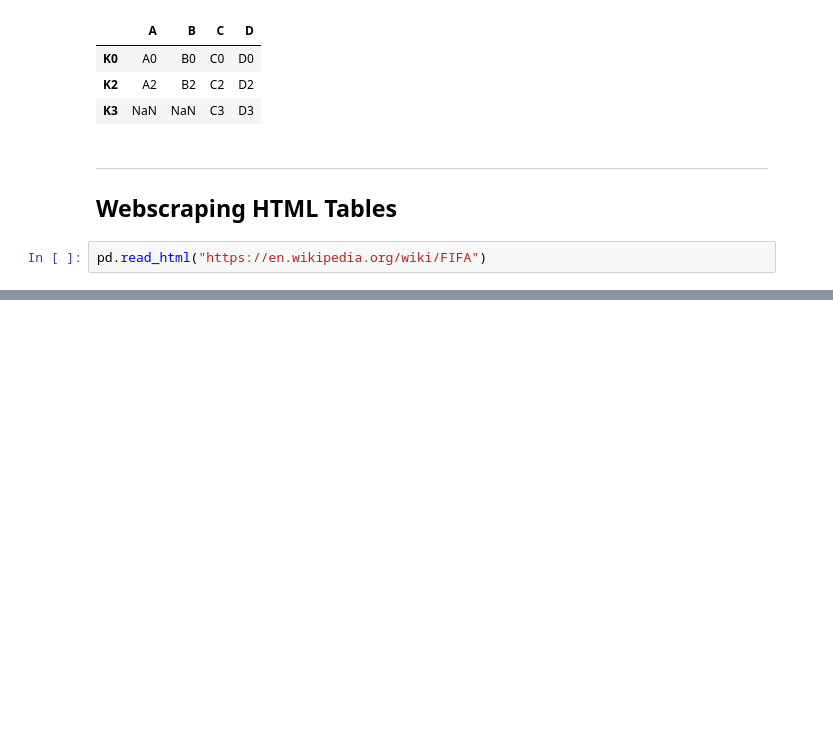
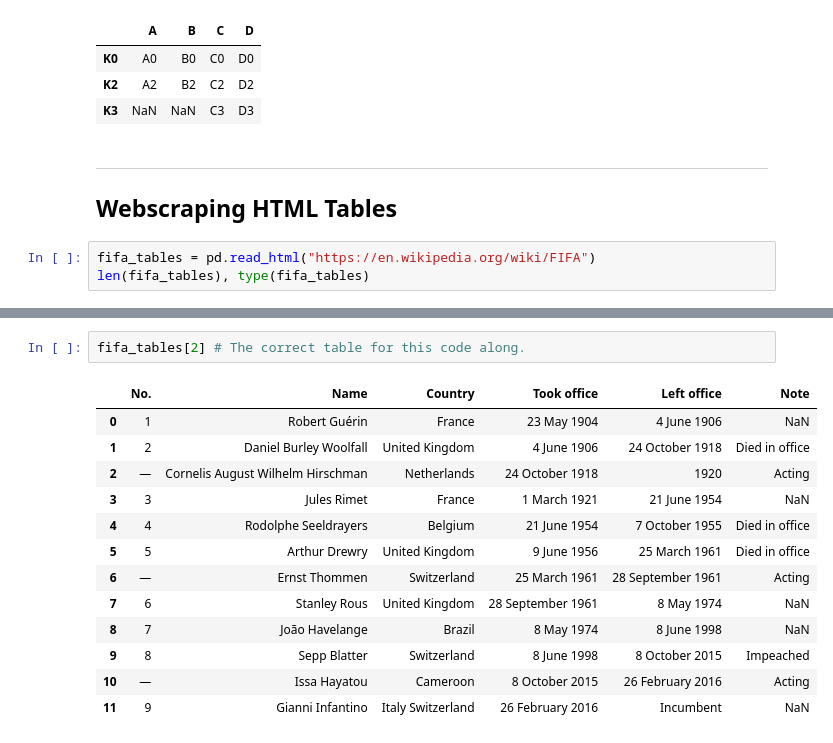
Before and after one commit to Rufshod/Databehandling-Alexander-Andersson, a Jupyter notebook: Code-alongs/L3_merging.ipynb, the cells around one changed output, grey strips where cells are left out. Drawn from its saved outputs; the diff is of its cells as text; blank space fills up the shorter version.

Commit message:
Cont L3 code_along

```diff
--- a/Code-alongs/L3_merging.ipynb
+++ b/Code-alongs/L3_merging.ipynb
@@ -276,5 +285,6 @@ left.join(right, how= "right")
 ----
 ## Webscraping HTML Tables
 # %%
-pd.read_html("https://en.wikipedia.org/wiki/FIFA")
+fifa_tables = pd.read_html("https://en.wikipedia.org/wiki/FIFA")
+len(fifa_tables), type(fifa_tables)
 # %% [output]
@@ -281,0 +301,16 @@ ImportError: lxml not found, please install it
+# %%
+fifa_tables[2] # The correct table for this code along.
+# %% [output]
+|  | No. | Name | Country | Took office | Left office | Note |
+| 0 | 1 | Robert Guérin | France | 23 May 1904 | 4 June 1906 | NaN |
+| 1 | 2 | Daniel Burley Woolfall | United Kingdom | 4 June 1906 | 24 October 1918 | Died in office |
+| 2 | — | Cornelis August Wilhelm Hirschman | Netherlands | 24 October 1918 | 1920 | Acting |
+| 3 | 3 | Jules Rimet | France | 1 March 1921 | 21 June 1954 | NaN |
+| 4 | 4 | Rodolphe Seeldrayers | Belgium | 21 June 1954 | 7 October 1955 | Died in office |
+| 5 | 5 | Arthur Drewry | United Kingdom | 9 June 1956 | 25 March 1961 | Died in office |
+| 6 | — | Ernst Thommen | Switzerland | 25 March 1961 | 28 September 1961 | Acting |
+| 7 | 6 | Stanley Rous | United Kingdom | 28 September 1961 | 8 May 1974 | NaN |
+| 8 | 7 | João Havelange | Brazil | 8 May 1974 | 8 June 1998 | NaN |
+| 9 | 8 | Sepp Blatter | Switzerland | 8 June 1998 | 8 October 2015 | Impeached |
+| 10 | — | Issa Hayatou | Cameroon | 8 October 2015 | 26 February 2016 | Acting |
+| 11 | 9 | Gianni Infantino | Italy Switzerland | 26 February 2016 | Incumbent | NaN |
```
Also changed, not shown: parts of 6 cells of this notebook.
